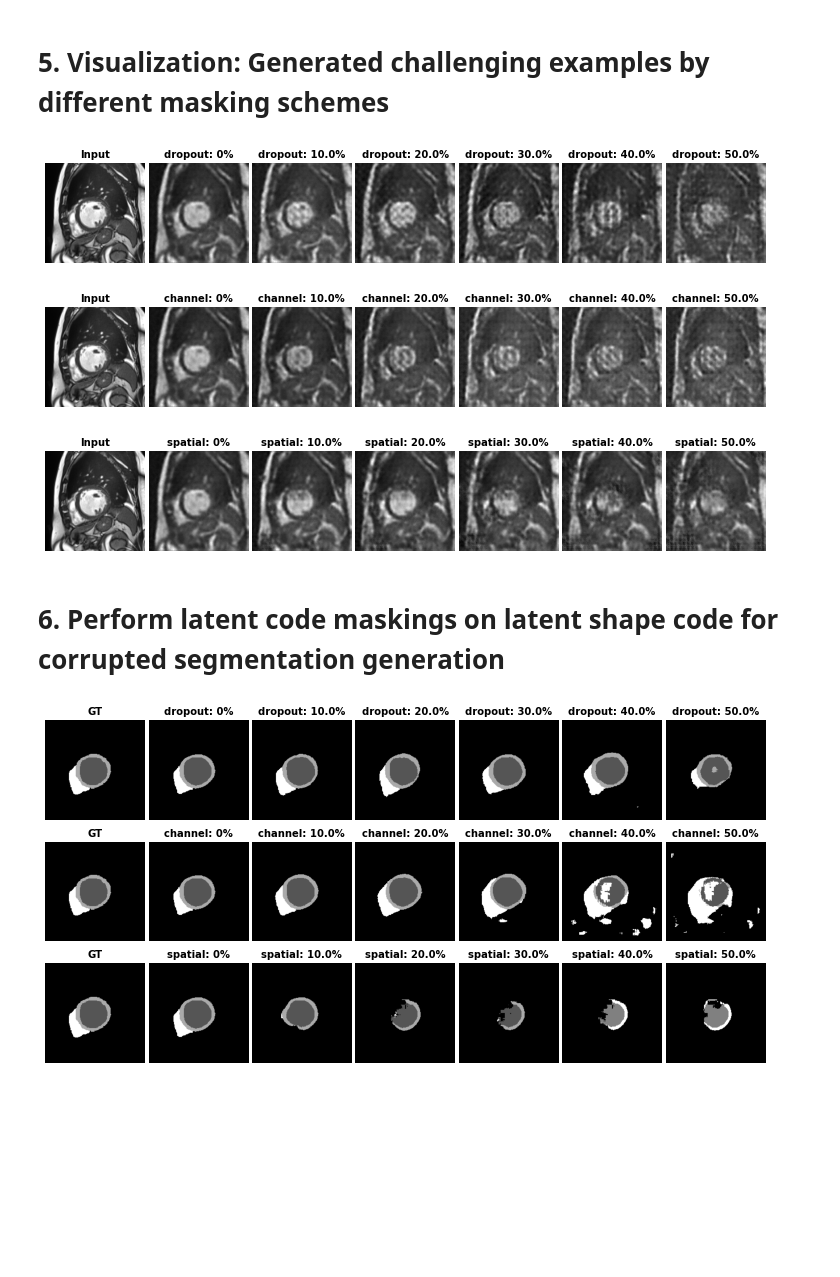
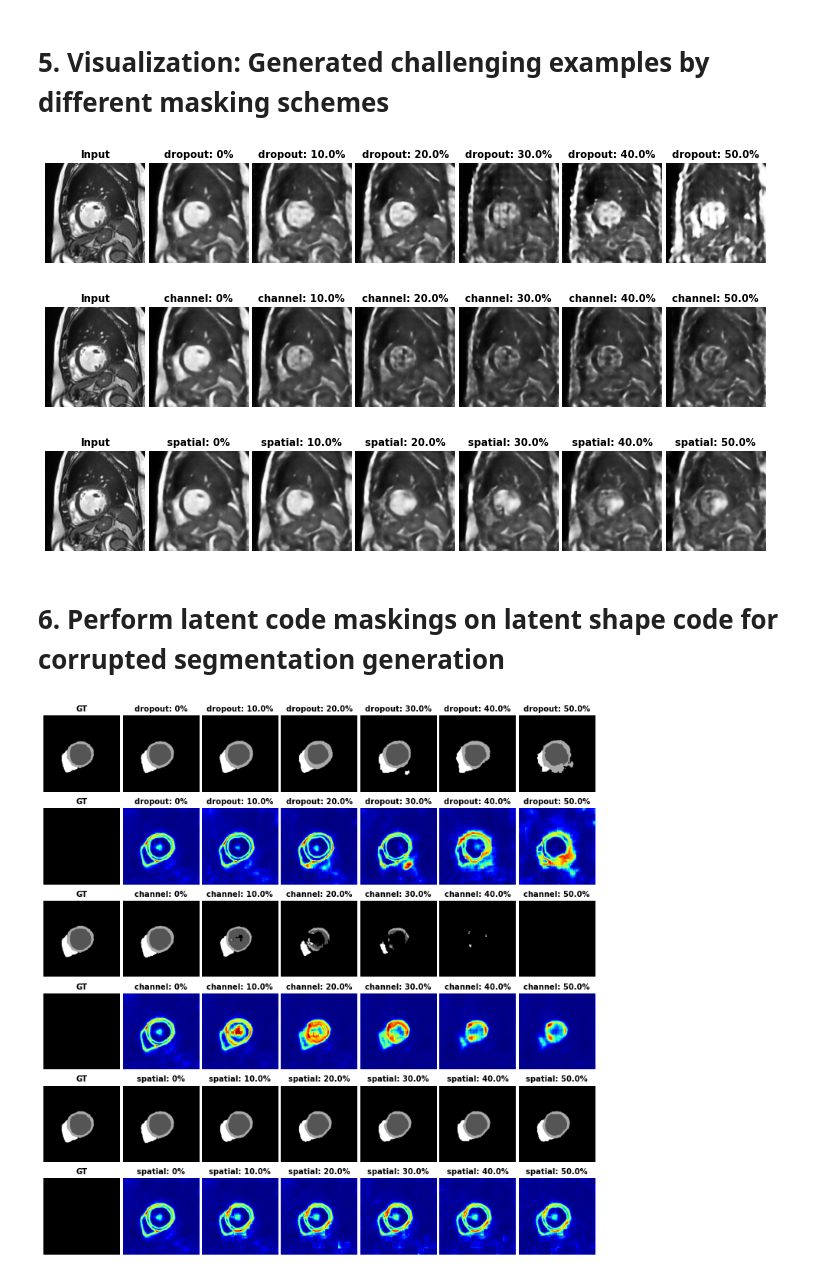
Before and after one commit to cherise215/Cooperative_Training_and_Latent_Space_Data_Augmentation, a Jupyter notebook: visualization/vis_hard_example.ipynb, the cells around one changed output. Cells and saved outputs as stored; diff of their text form; code cells hidden in the pictures; blank space fills up the shorter version.

```diff
--- a/visualization/vis_hard_example.ipynb
+++ b/visualization/vis_hard_example.ipynb
@@ -35,7 +35,7 @@ load image: (10, 192, 192), label: (10, 192, 192)
 # 2. Load saved models (fast thinking network + slow thinking network)
 # %%
 ## here we load the model trained w/ standard training
-checkpoint_dir = '../saved/train_ACDC_10_n_cls_4/standard_training/0/model/best/checkpoints'
+checkpoint_dir = '../saved/train_ACDC_10_n_cls_4/ACDC/standard_training_test_no_noise/0/model/best/checkpoints'
 segmentation_model = AdvancedTripletReconSegmentationModel(network_type = 'FCN_16_standard',
                                                           checkpoint_dir=checkpoint_dir,
                                                           num_classes=4,use_gpu=True,debug=False)
@@ -116,11 +116,12 @@ for i,method in enumerate(methods):
 # plt.tight_layout()
 plt.subplots_adjust(left=0, bottom=0, right=1, top=1, wspace=0.04, hspace=0)
 # %% [output]
-[figure, old version]
+[figure, new version]
 # %% [markdown]
 # 6. Perform latent code maskings on latent shape code for corrupted segmentation generation
 # %%
 ## corrupted shape
+from medseg.common_utils.uncertainty import cal_batch_entropy_maps
 def gen_corrupted_segmentation(segmentation_model, latent_code, reference_segmentation,method='channel', max_threshold=0.5,soft_masking=True,random_threshold=True,eval=False):
     assert max_threshold>=0 and max_threshold<=1, f'max_threshold {max_threshold} must be in [0,1]'
     if max_threshold>0:
@@ -134,35 +135,43 @@ def gen_corrupted_segmentation(segmentation_model, latent_code, reference_segmen
         perturbed_segmentation_0 =segmentation_model.decoder_inference(decoder =segmentation_model.model['segmentation_decoder'],
                                                                     latent_code = perturbed_z_s_0,eval=eval,disable_track_bn_stats=True)
     else:
         perturbed_segmentation_0 =segmentation_model.decoder_inference(decoder =segmentation_model.model['segmentation_decoder'],
                                                                 latent_code = latent_code,eval=eval,disable_track_bn_stats=True)
         mask = torch.ones_like(latent_code,device=latent_code.device, dtype = latent_code.dtype,requires_grad=False)
         perturbed_z_s_0 = latent_code
     return perturbed_segmentation_0, perturbed_z_s_0,mask
 
 ## Note: here, we use a fixed threhold each time for ease of comparison
 thresholds =[0, 0.1,0.2,0.3,0.4,0.5]
 methods = ['dropout','channel','spatial'] ## 'channel', 'spatial' are targeted masking methods.
 soft_masking = True ## for targeted masking.
 results = {}
 
 for i, method in enumerate(methods):
     results[method] ={}
     for j,threshold in enumerate(thresholds):
         corrupted_seg, masked_z, mask = gen_corrupted_segmentation(segmentation_model,latent_code=z_s,reference_segmentation=labelV,
                                                 method=method,soft_masking=soft_masking,max_threshold=threshold, random_threshold=random_threshold)
-        results[method][threshold] = [corrupted_seg.max(1)[1], masked_z, mask]
+        ## soft FTN's prediction.
+        soft_max_prob = torch.nn.functional.softmax(corrupted_seg/2.0,dim=1)
+        results[method][threshold] = [corrupted_seg.max(1)[1],soft_max_prob, masked_z, mask]
 # visualization
-fig,axes = plt.subplots(len(methods),1+len(thresholds),figsize=(10,5))
+fig,axes = plt.subplots(len(methods)*2,1+len(thresholds),figsize=(10,10))
 font_size = 10
 slice_id =4
 for i,method in enumerate(methods):
-    plot_general(label[slice_id],ax =axes[i,0], title = 'GT',font_size=font_size,cmap ='gray')
+    plot_general(label[slice_id],ax =axes[2*i,0], title = 'GT',font_size=font_size,cmap ='gray')
+    plot_general(label[slice_id]*0,ax =axes[2*i+1,0], title = 'GT',font_size=font_size,cmap ='gray')
+
     for j,threshold in enumerate(thresholds):
         result = results[method][threshold]
         subtitle = f'{method}: {threshold*100}%'
-        plot_general(result[0].detach().cpu().numpy()[slice_id],ax = axes[i,j+1], title =subtitle,font_size=font_size)
+        pred_hard_map =result[0].detach().cpu().numpy()
+        entropy_map  = cal_batch_entropy_maps(result[1].detach().cpu().numpy())
+        plot_general(pred_hard_map[slice_id],ax = axes[2*i,j+1], title =subtitle,font_size=font_size)
+        plot_general(entropy_map[slice_id],ax = axes[2*i+1,j+1], title =subtitle,font_size=font_size,cmap ='jet')
+
 # plt.tight_layout()
 plt.subplots_adjust(left=0, bottom=0, right=1, top=1, wspace=0.04, hspace=0.04)
 # %% [output]
-[figure, old version]
+[figure, new version]
```
Also changed, not shown: parts of 1 cell of this notebook, 6 other files.
